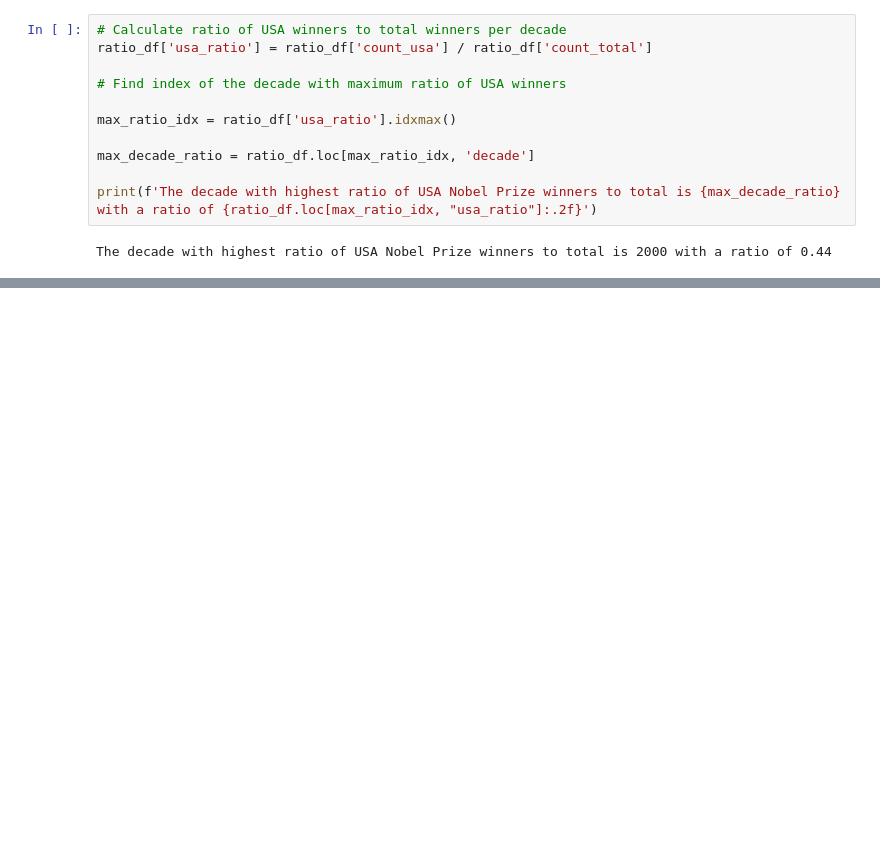
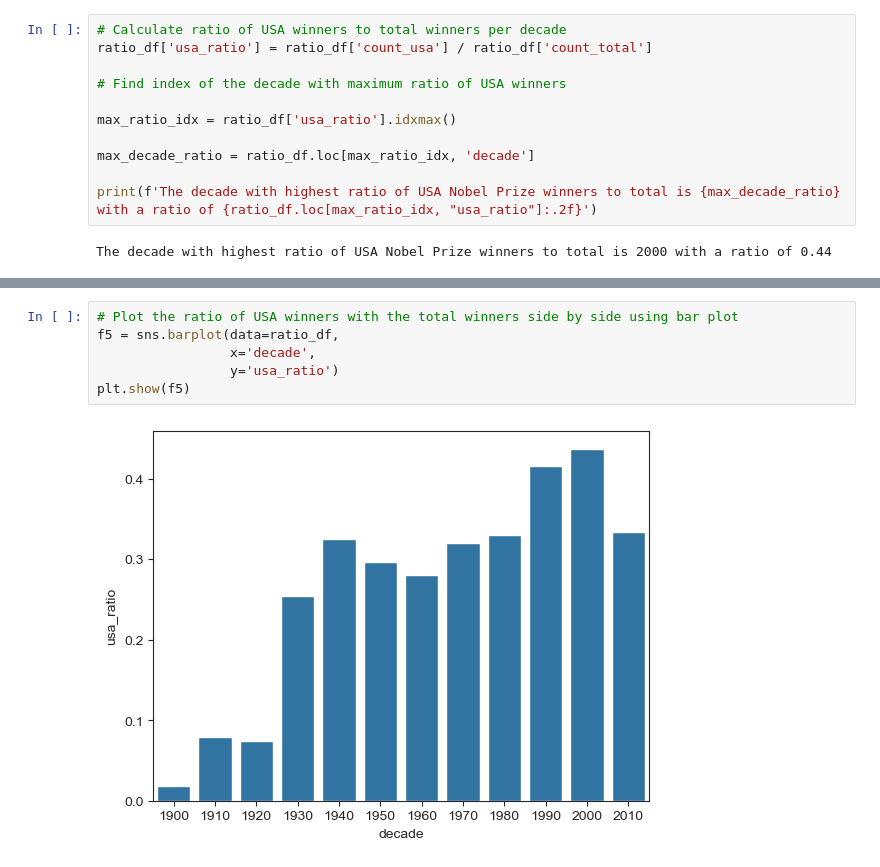
Before and after one commit to IDKwoji/python-learning-trajectory, a Jupyter notebook: data-analysis/01_nobel_price.ipynb, the cells around one changed output, grey strips where cells are left out. Saved outputs shown, nothing was run; the diff lists cells and outputs as text; blank space fills up the shorter version.

```diff
--- a/data-analysis/01_nobel_price.ipynb
+++ b/data-analysis/01_nobel_price.ipynb
@@ -221,0 +223,8 @@ plt.show(f4)
+# %%
+# Plot the ratio of USA winners with the total winners side by side using bar plot
+f5 = sns.barplot(data=ratio_df,
+                 x='decade',
+                 y='usa_ratio')
+plt.show(f5)
+# %% [output]
+[figure, added]
```
Also changed, not shown: parts of 4 cells of this notebook, 1 other file.
